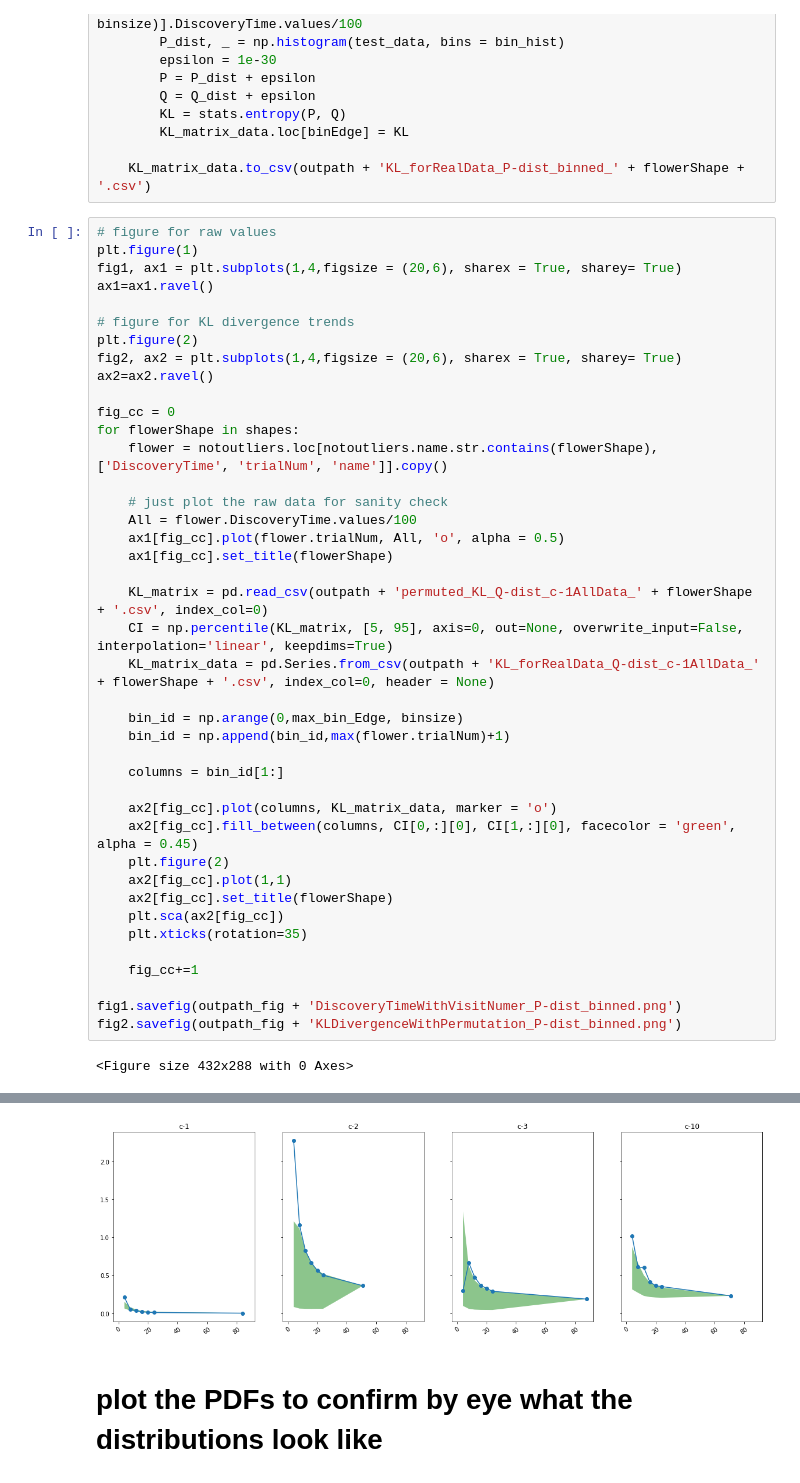
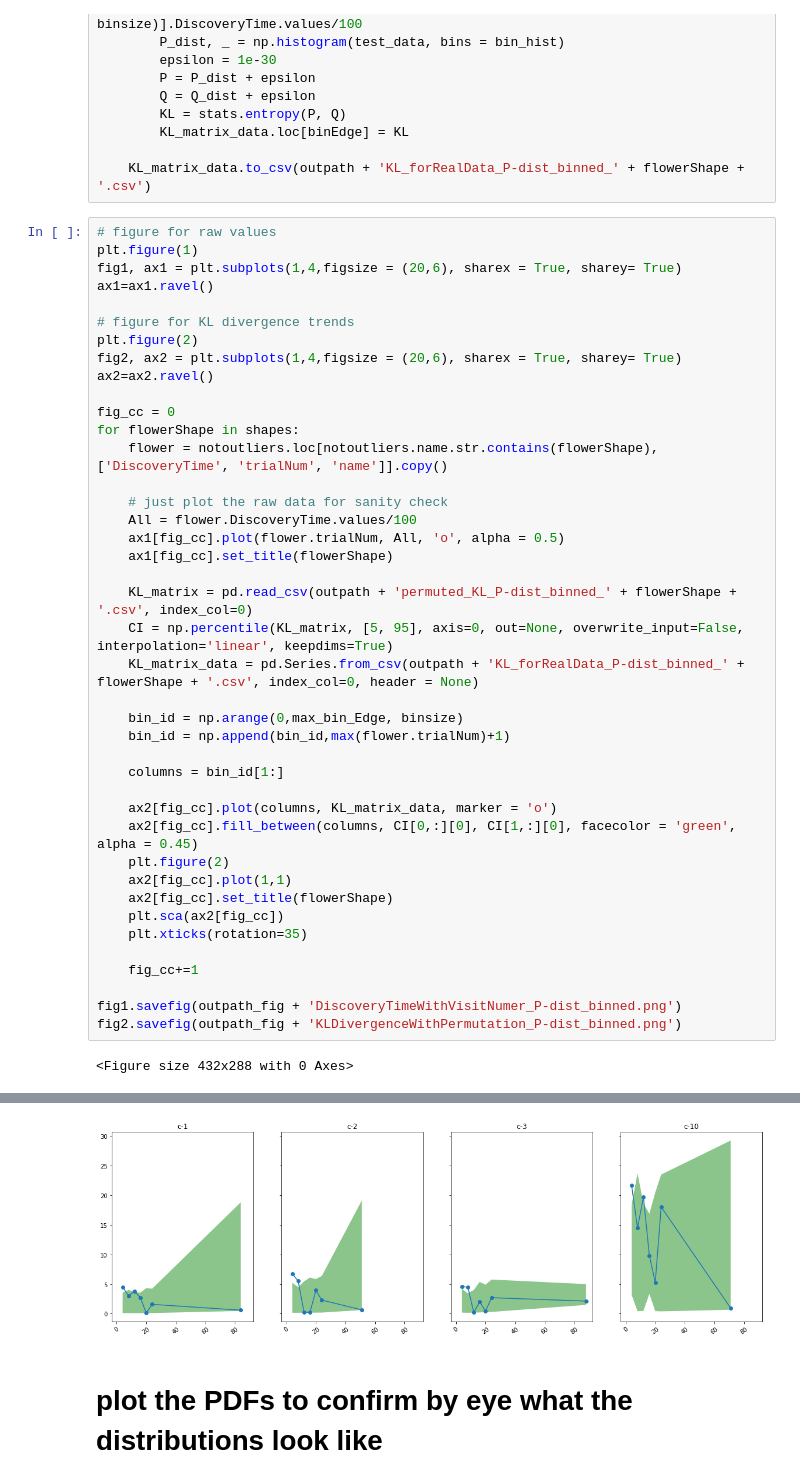
Before and after one commit to TanviDeora/MothLearning, a Jupyter notebook: Step8f - KL-Divergence and permute-P_dist-binned_Q-ref-25ToEdge.ipynb, the cells around one changed output, grey strips where cells are left out. Cells and saved outputs as stored; diff of their text form.

```diff
--- a/Step8f - KL-Divergence and permute-P_dist-binned_Q-ref-25ToEdge.ipynb
+++ b/Step8f - KL-Divergence and permute-P_dist-binned_Q-ref-25ToEdge.ipynb
@@ -116,36 +116,36 @@ fig_cc = 0
 for flowerShape in shapes:
     flower = notoutliers.loc[notoutliers.name.str.contains(flowerShape), ['DiscoveryTime', 'trialNum', 'name']].copy()
 
     # just plot the raw data for sanity check
     All = flower.DiscoveryTime.values/100
     ax1[fig_cc].plot(flower.trialNum, All, 'o', alpha = 0.5)
     ax1[fig_cc].set_title(flowerShape)
 
-    KL_matrix = pd.read_csv(outpath + 'permuted_KL_Q-dist_c-1AllData_' + flowerShape + '.csv', index_col=0)
+    KL_matrix = pd.read_csv(outpath + 'permuted_KL_P-dist_binned_' + flowerShape + '.csv', index_col=0)
     CI = np.percentile(KL_matrix, [5, 95], axis=0, out=None, overwrite_input=False, interpolation='linear', keepdims=True)
-    KL_matrix_data = pd.Series.from_csv(outpath + 'KL_forRealData_Q-dist_c-1AllData_' + flowerShape + '.csv', index_col=0, header = None)
+    KL_matrix_data = pd.Series.from_csv(outpath + 'KL_forRealData_P-dist_binned_' + flowerShape + '.csv', index_col=0, header = None)
 
     bin_id = np.arange(0,max_bin_Edge, binsize)
     bin_id = np.append(bin_id,max(flower.trialNum)+1)
 
     columns = bin_id[1:]
 
     ax2[fig_cc].plot(columns, KL_matrix_data, marker = 'o')
     ax2[fig_cc].fill_between(columns, CI[0,:][0], CI[1,:][0], facecolor = 'green', alpha = 0.45)
     plt.figure(2)
     ax2[fig_cc].plot(1,1)
     ax2[fig_cc].set_title(flowerShape)
     plt.sca(ax2[fig_cc])
     plt.xticks(rotation=35)
 
     fig_cc+=1
 
 fig1.savefig(outpath_fig + 'DiscoveryTimeWithVisitNumer_P-dist_binned.png')
 fig2.savefig(outpath_fig + 'KLDivergenceWithPermutation_P-dist_binned.png')
 # %% [output]
 <Figure size 432x288 with 0 Axes>
 [figure]
-[figure, old version]
+[figure, new version]
 # %% [markdown]
 # plot the PDFs to confirm by eye what the distributions look like
 # %%
```
Also changed, not shown: 4 other files.
